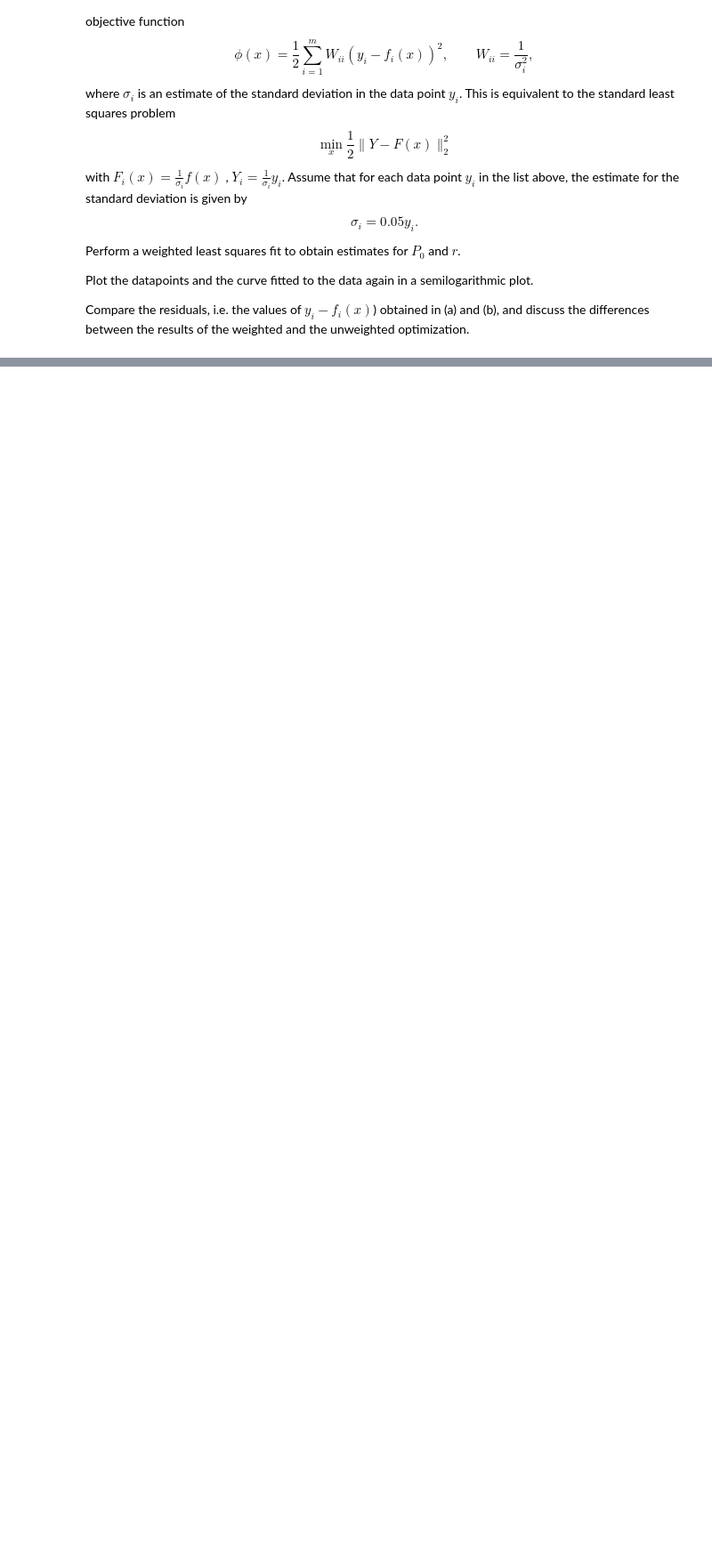
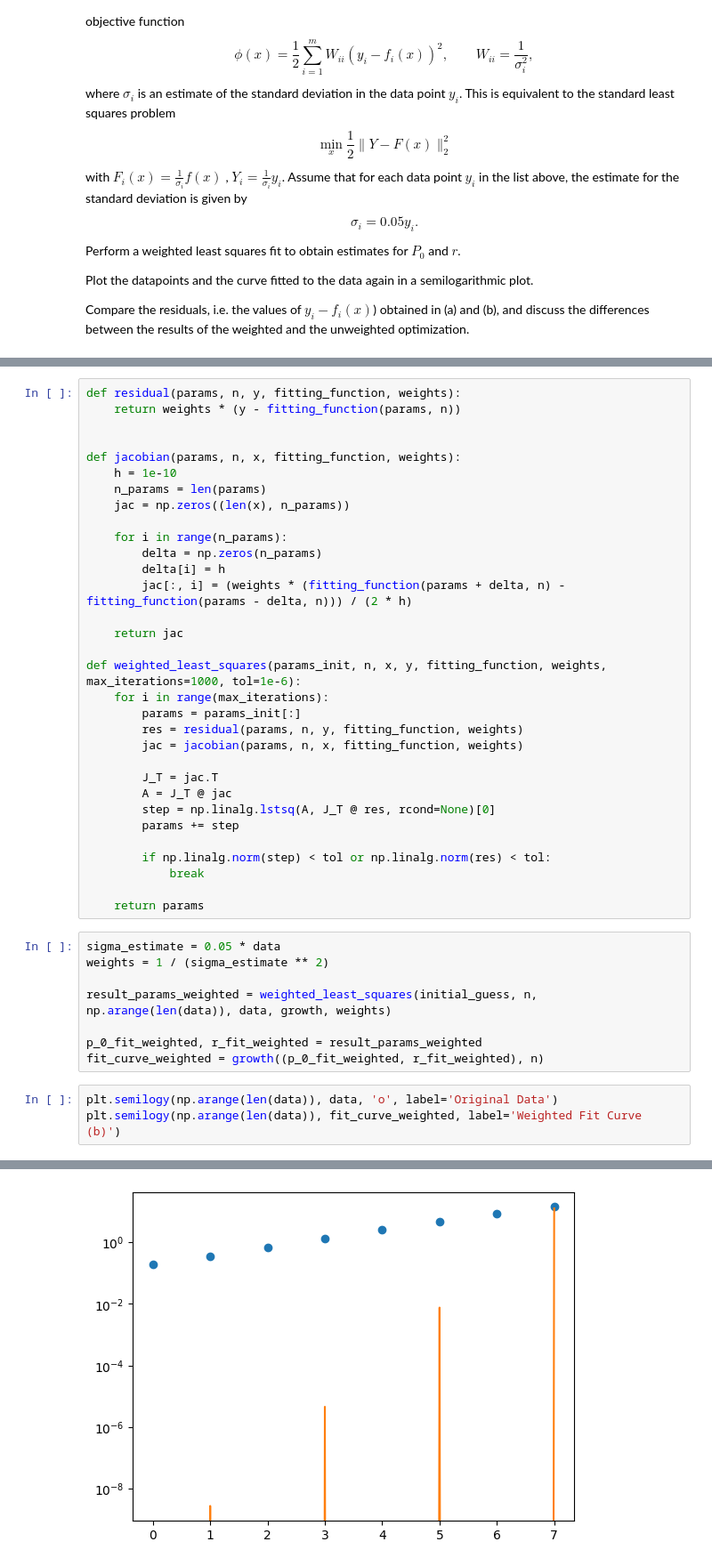
Before and after one commit to koenweverink/numericalAlgorithms, a Jupyter notebook: hw5_2023.ipynb, the cells around one changed output, grey strips where cells are left out. Shown: that part at 89% size. Cells and saved outputs as stored; diff of their text form; blank space fills up the shorter version.

```diff
--- a/hw5_2023.ipynb
+++ b/hw5_2023.ipynb
@@ -117,0 +116,44 @@ Compare the residuals, i.e. the values of $y_i - f_i(x)$) obtained in (a) and (b
+# %%
+def residual(params, n, y, fitting_function, weights):
+    return weights * (y - fitting_function(params, n))
+
+
+def jacobian(params, n, x, fitting_function, weights):
+    h = 1e-10
+    n_params = len(params)
+    jac = np.zeros((len(x), n_params))
+
+    for i in range(n_params):
+        delta = np.zeros(n_params)
+        delta[i] = h
+        jac[:, i] = (weights * (fitting_function(params + delta, n) - fitting_function(params - delta, n))) / (2 * h)
+
+    return jac
+
+def weighted_least_squares(params_init, n, x, y, fitting_function, weights, max_iterations=1000, tol=1e-6):
+    for i in range(max_iterations):
+        params = params_init[:]
+        res = residual(params, n, y, fitting_function, weights)
+        jac = jacobian(params, n, x, fitting_function, weights)
+
+        J_T = jac.T
+        A = J_T @ jac
+        step = np.linalg.lstsq(A, J_T @ res, rcond=None)[0]
+        params += step
+
+        if np.linalg.norm(step) < tol or np.linalg.norm(res) < tol:
+            break
+
+    return params
+# %%
+sigma_estimate = 0.05 * data
+weights = 1 / (sigma_estimate ** 2)
+
+result_params_weighted = weighted_least_squares(initial_guess, n, np.arange(len(data)), data, growth, weights)
+
+p_0_fit_weighted, r_fit_weighted = result_params_weighted
+fit_curve_weighted = growth((p_0_fit_weighted, r_fit_weighted), n)
+# %%
+plt.semilogy(np.arange(len(data)), data, 'o', label='Original Data')
+plt.semilogy(np.arange(len(data)), fit_curve_weighted, label='Weighted Fit Curve (b)')
+# %% [output]
@@ -117,0 +161 @@ Compare the residuals, i.e. the values of $y_i - f_i(x)$) obtained in (a) and (b
+[figure, added]
```
Also changed, not shown: parts of 9 cells of this notebook, 3 other files.
